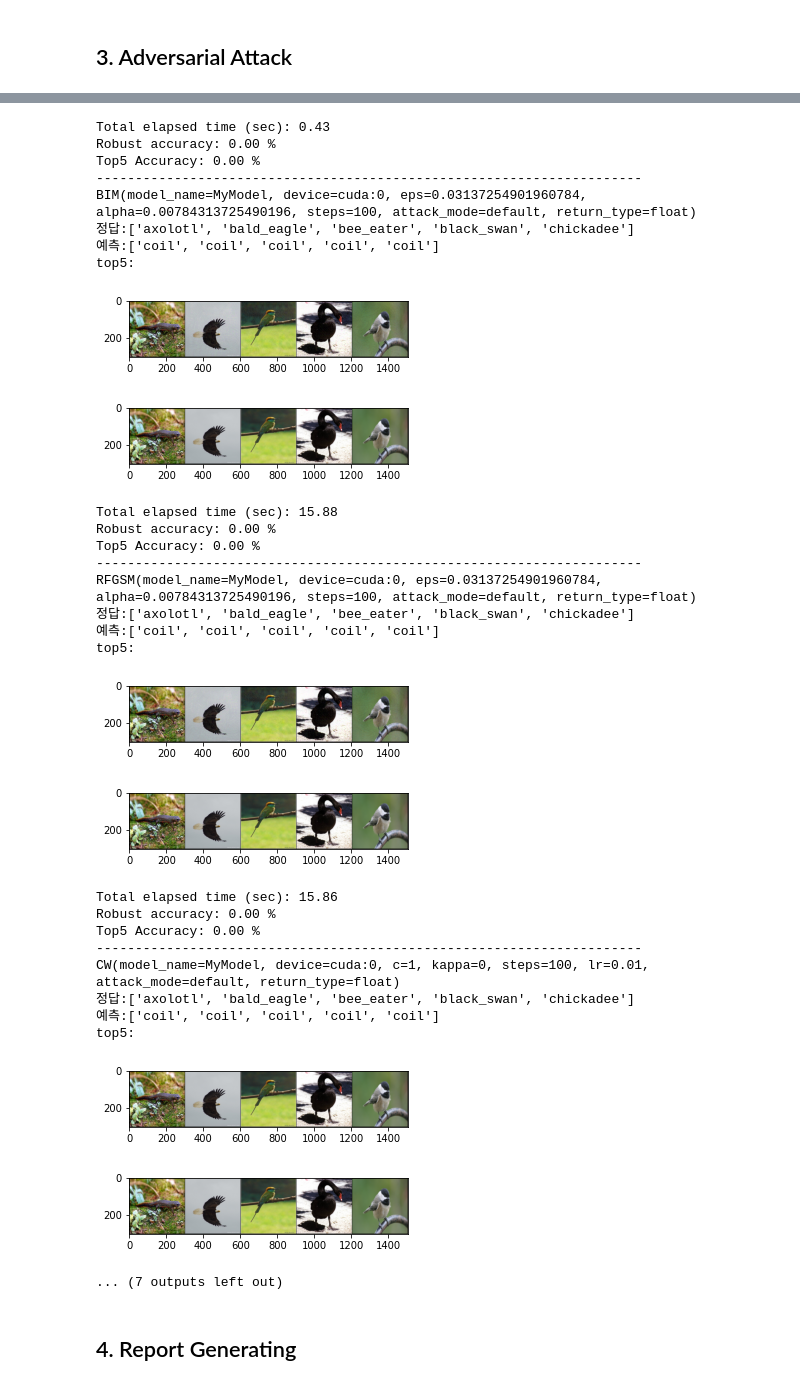
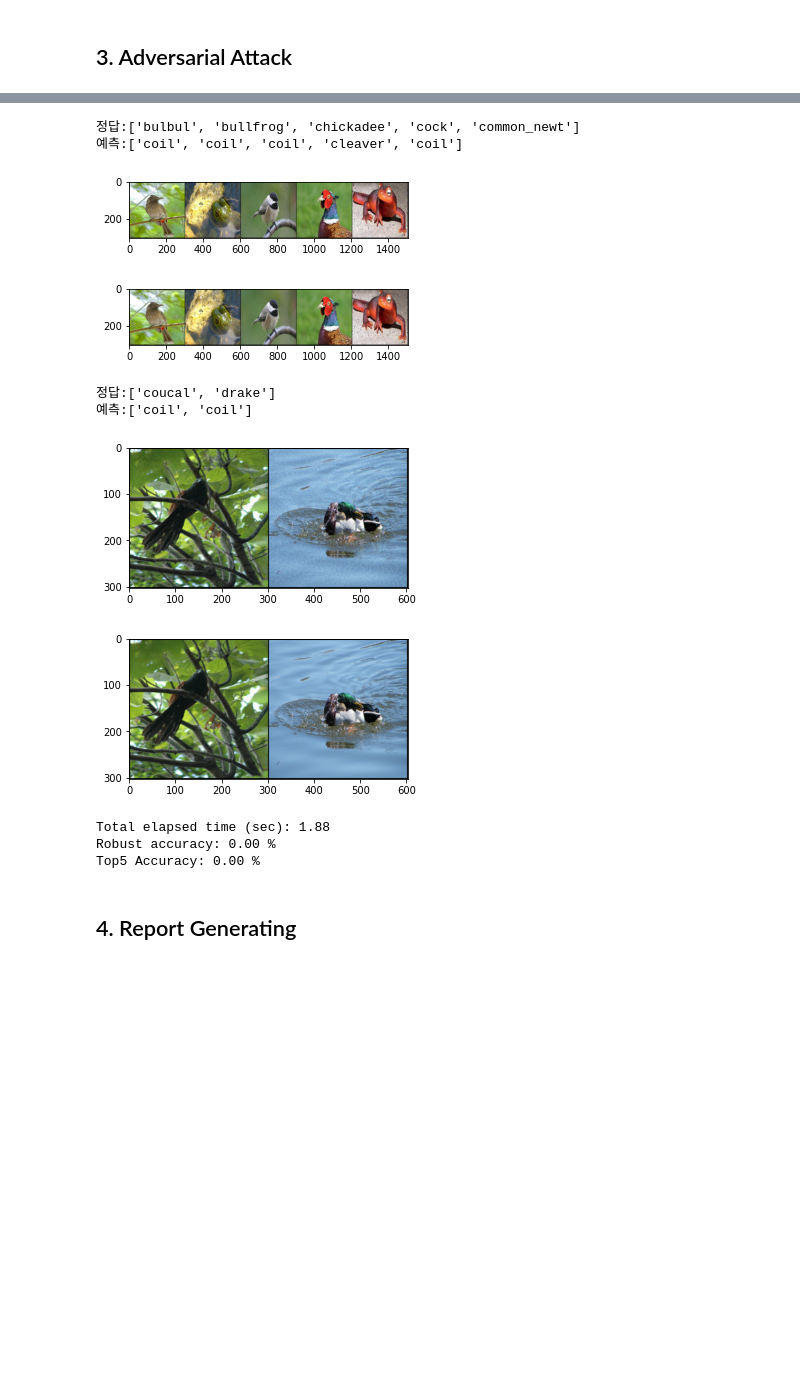
Before and after one commit to jonyejin/adversarial-attacks-pytorch, a Jupyter notebook: demos/White Box Attack (ImageNet).ipynb, the cells around one changed output, grey strips where cells are left out. Cells and saved outputs as stored; diff of their text form; code cells hidden in the pictures; blank space fills up the shorter version.

```diff
--- a/demos/White Box Attack (ImageNet).ipynb
+++ b/demos/White Box Attack (ImageNet).ipynb
@@ -74,6 +74,6 @@ transform = transforms.Compose([
 ])
 # %%
 imagnet_data = image_folder_custom_label(root='./data/oneImage', transform=transform, idx2label=idx2label)
-data_loader = torch.utils.data.DataLoader(imagnet_data, batch_size=10, shuffle=False)
+data_loader = torch.utils.data.DataLoader(imagnet_data, batch_size=5, shuffle=False)
 # %%
 images, labels = iter(data_loader).next()
@@ -158,7 +158,7 @@ class MyModel(nn.Module):
 
 
 # model = model.eval()
-model = MyModel(mean=[0.485, 0.456, 0.406], std=[0.229, 0.224, 0.225]).eval().cuda()
+model = MyModel(mean=[0.485, 0.456, 0.406], std=[0.229, 0.224, 0.225]).eval()#.cuda()
 # model = models.wide_resnet50_2(pretrained=True).eval()
 # Normalize(mean=[0.485, 0.456, 0.406], std=[0.229, 0.224, 0.225])
 # %%
@@ -219,18 +219,18 @@ for atk in atks :
         # labels: torch.Size([10]),[7, 5, 388, 1, ...] -> cock, electric_ray, giant_panda...
 
         start = time.time()
-        adv_images = atk(images, labels).to(device)
+        adv_images = atk(images, labels)#.to(device)
 
-        outputs = model(adv_images).to(device) # outputs: torch.Size([batch_size, 1000]), adversarial image를 모델에 넣은 결과, outputs.data:[batch_size, 1000]
+        outputs = model(adv_images)#.to(device) # outputs: torch.Size([batch_size, 1000]), adversarial image를 모델에 넣은 결과, outputs.data:[batch_size, 1000]
         _, pre = torch.max(outputs.data, 1) # 1000 classes중 가장 큰 VALUE 1 남음, value, index 나온다. batch_size>1이면 batch_size크기의 array로 나온다.
         _, top_5 = torch.topk(outputs.data, 5) # torch.Size([batch_size, 5]) outputs.data 중에서 가장 큰 5개의 element를 리턴해준다. 첫번째는 value, 두번째는 index.
 
         total += len(images)
-        correct += (pre.to(device) == labels.to(device)).sum() # device 에러 해결함
+        #correct += (pre.to(device) == labels.to(device)).sum() # device 에러 해결함
 
-        for i in range(top_5.to(device).shape[0]):
-            if labels.to(device) in top_5[i]:
-                top5_correct += 1
+        # for i in range(top_5.to(device).shape[0]):
+        #     if labels.to(device) in top_5[i]:
+        #         top5_correct += 1
 
         print("정답:", end="")
         print([imagnet_data.classes[i] for i in labels])
@@ -255,34 +254,14 @@ top5:
-Total elapsed time (sec): 0.43
-Robust accuracy: 0.00 %
-Top5 Accuracy: 0.00 %
-----------------------------------------------------------------------
-BIM(model_name=MyModel, device=cuda:0, eps=0.03137254901960784, alpha=0.00784313725490196, steps=100, attack_mode=default, return_type=float)
-정답:['axolotl', 'bald_eagle', 'bee_eater', 'black_swan', 'chickadee']
-예측:['coil', 'coil', 'coil', 'coil', 'coil']
-top5:
+정답:['bulbul', 'bullfrog', 'chickadee', 'cock', 'common_newt']
+예측:['coil', 'coil', 'coil', 'cleaver', 'coil']
-[figure, old version]
+[figure, new version]
-[figure, old version]
+[figure, new version]
-Total elapsed time (sec): 15.88
-Robust accuracy: 0.00 %
-Top5 Accuracy: 0.00 %
-----------------------------------------------------------------------
-RFGSM(model_name=MyModel, device=cuda:0, eps=0.03137254901960784, alpha=0.00784313725490196, steps=100, attack_mode=default, return_type=float)
-정답:['axolotl', 'bald_eagle', 'bee_eater', 'black_swan', 'chickadee']
-예측:['coil', 'coil', 'coil', 'coil', 'coil']
-top5:
+정답:['coucal', 'drake']
+예측:['coil', 'coil']
-[figure, old version]
+[figure, new version]
-[figure, old version]
+[figure, new version]
-Total elapsed time (sec): 15.86
+Total elapsed time (sec): 1.88
 Robust accuracy: 0.00 %
 Top5 Accuracy: 0.00 %
-----------------------------------------------------------------------
-CW(model_name=MyModel, device=cuda:0, c=1, kappa=0, steps=100, lr=0.01, attack_mode=default, return_type=float)
-정답:['axolotl', 'bald_eagle', 'bee_eater', 'black_swan', 'chickadee']
-예측:['coil', 'coil', 'coil', 'coil', 'coil']
-top5:
-[figure, removed]
-[figure, removed]
-... (7 outputs left out)
 # %%
 # Save Image in Folder
 for i in range(adv_images.shape[0]):
```
Also changed, not shown: parts of 5 cells of this notebook, 27 other files.
